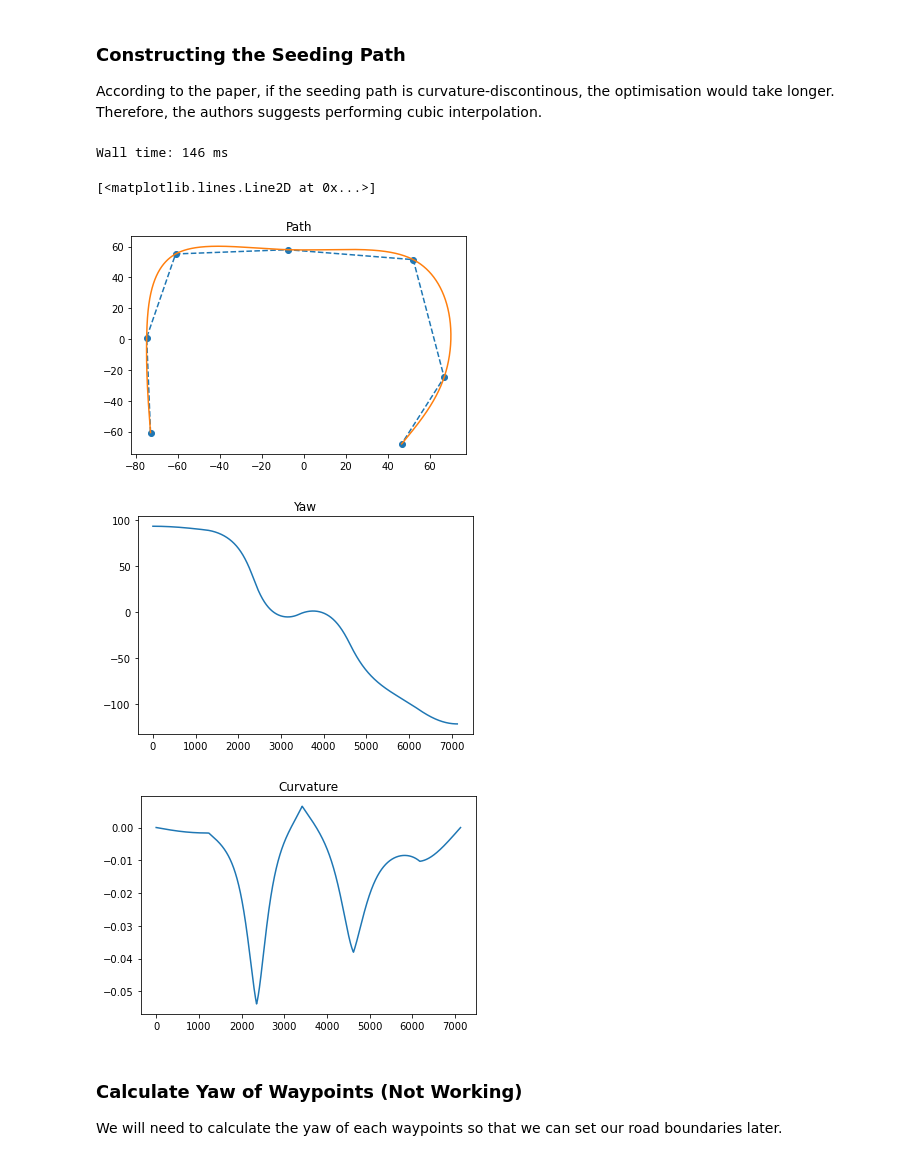
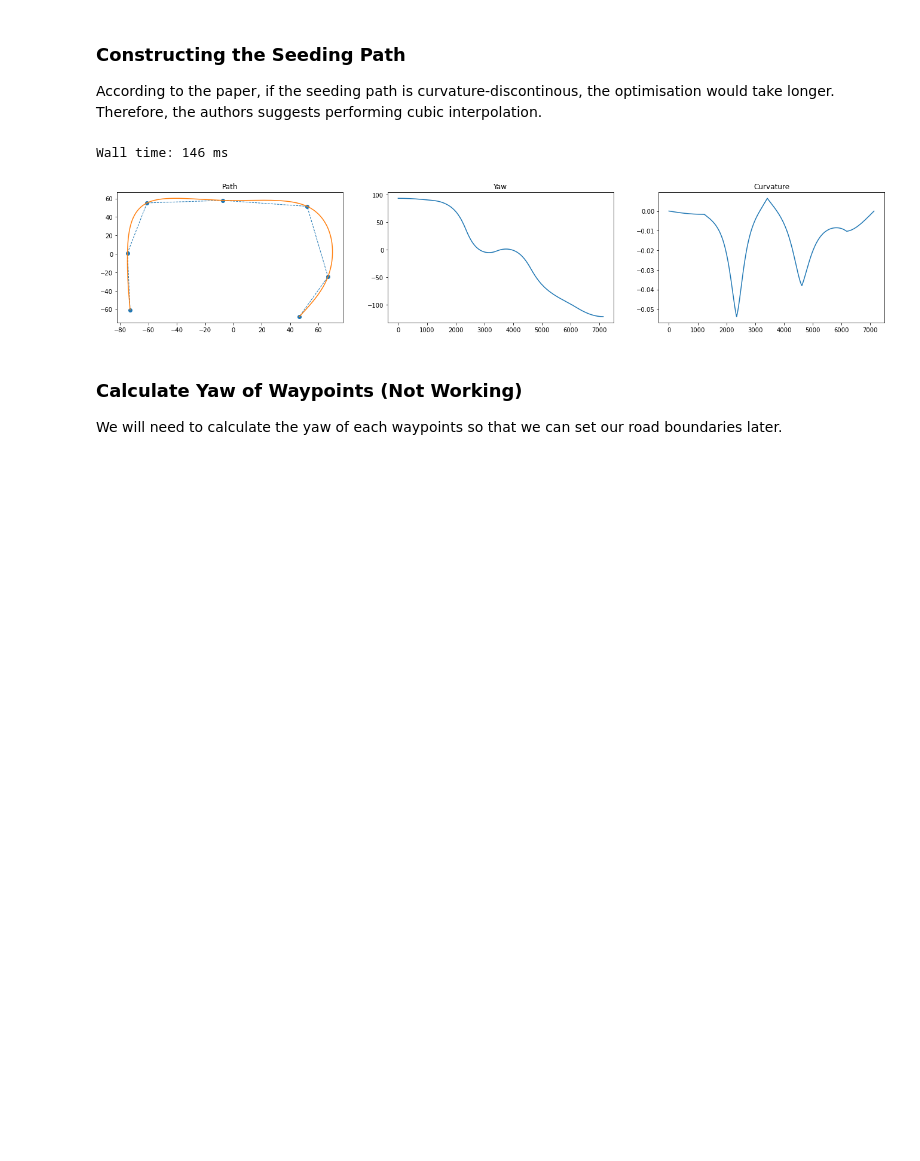
Before and after one commit to winstxnhdw/OfflinePathOptimisation, a Jupyter notebook: main.ipynb, the cells around one changed output. Drawn from its saved outputs; the diff is of its cells as text; code cells hidden in the pictures; blank space fills up the shorter version.

```diff
--- a/main.ipynb
+++ b/main.ipynb
@@ -309,23 +309,21 @@ Wall time: 146 ms
 # %%
 %matplotlib inline
 
-plt.figure(1)
-plt.title('Path')
-plt.plot(x, y, '--o')
-plt.plot(px, py)
+fig, ax = plt.subplots(1, 3, figsize=(23, 4))
 
-plt.figure(2)
-plt.title('Yaw')
-plt.plot(np.rad2deg(pyaw))
+ax[0].set_title('Path')
+ax[0].plot(x, y, '--o', linewidth=1)
+ax[0].plot(px, py)
 
-plt.figure(3)
-plt.title('Curvature')
-plt.plot(pk)
+ax[1].set_title('Yaw')
+ax[1].plot(np.rad2deg(pyaw))
+
+ax[2].set_title('Curvature')
+ax[2].plot(pk)
+
+plt.show()
 # %% [output]
-[<matplotlib.lines.Line2D at 0x...>]
-[figure, old version]
+[figure, new version]
-[figure, removed]
-[figure, removed]
 # %% [markdown]
 ### Calculate Yaw of Waypoints (Not Working)
 We will need to calculate the yaw of each waypoints so that we can set our road boundaries later.
```
Also changed, not shown: parts of 2 cells of this notebook, 1 other file.
